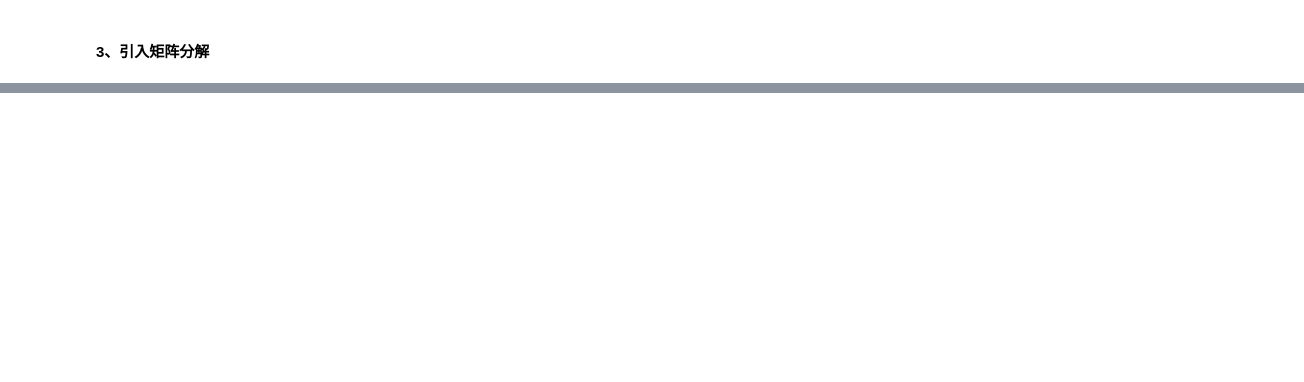
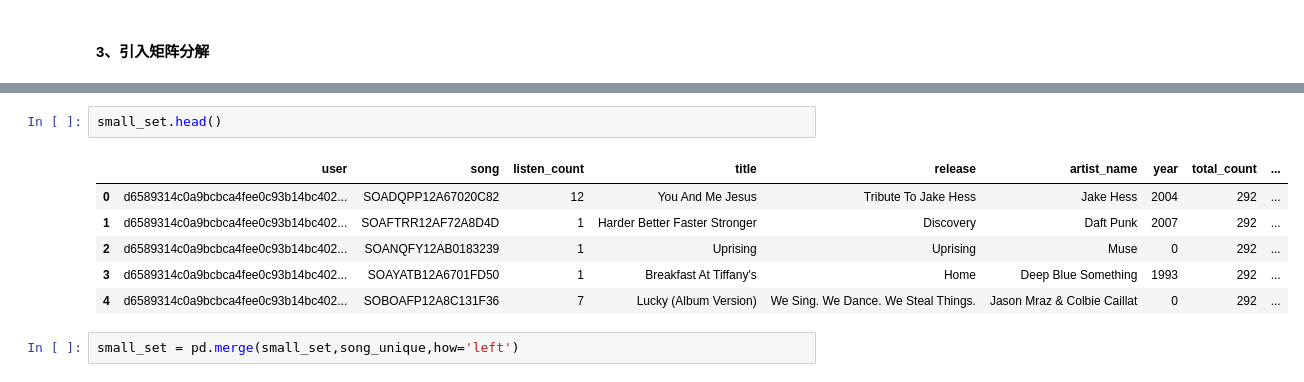
Before and after one commit to fang362/MusicRecommendation, a Jupyter notebook: music_Recommendation(最终版.ipynb, the cells around one changed output, grey strips where cells are left out. Drawn from its saved outputs; the diff is of its cells as text; blank space fills up the shorter version.

```diff
--- a/music_Recommendation(最终版.ipynb
+++ b/music_Recommendation(最终版.ipynb
@@ -436,0 +787,11 @@ mat_set
+# %%
+small_set.head()
+# %% [output]
+|  | user | song | listen_count | title | release | artist_name | year | total_count | ... |
+| 0 | d6589314c0a9bcbca4fee0c93b14bc402... | SOADQPP12A67020C82 | 12 | You And Me Jesus | Tribute To Jake Hess | Jake Hess | 2004 | 292 | ... |
+| 1 | d6589314c0a9bcbca4fee0c93b14bc402... | SOAFTRR12AF72A8D4D | 1 | Harder Better Faster Stronger | Discovery | Daft Punk | 2007 | 292 | ... |
+| 2 | d6589314c0a9bcbca4fee0c93b14bc402... | SOANQFY12AB0183239 | 1 | Uprising | Uprising | Muse | 0 | 292 | ... |
+| 3 | d6589314c0a9bcbca4fee0c93b14bc402... | SOAYATB12A6701FD50 | 1 | Breakfast At Tiffany's | Home | Deep Blue Something | 1993 | 292 | ... |
+| 4 | d6589314c0a9bcbca4fee0c93b14bc402... | SOBOAFP12A8C131F36 | 7 | Lucky (Album Version) | We Sing. We Dance. We Steal Things. | Jason Mraz & Colbie Caillat | 0 | 292 | ... |
+# %%
+small_set = pd.merge(small_set,song_unique,how='left')
```
Also changed, not shown: parts of 84 cells of this notebook.
